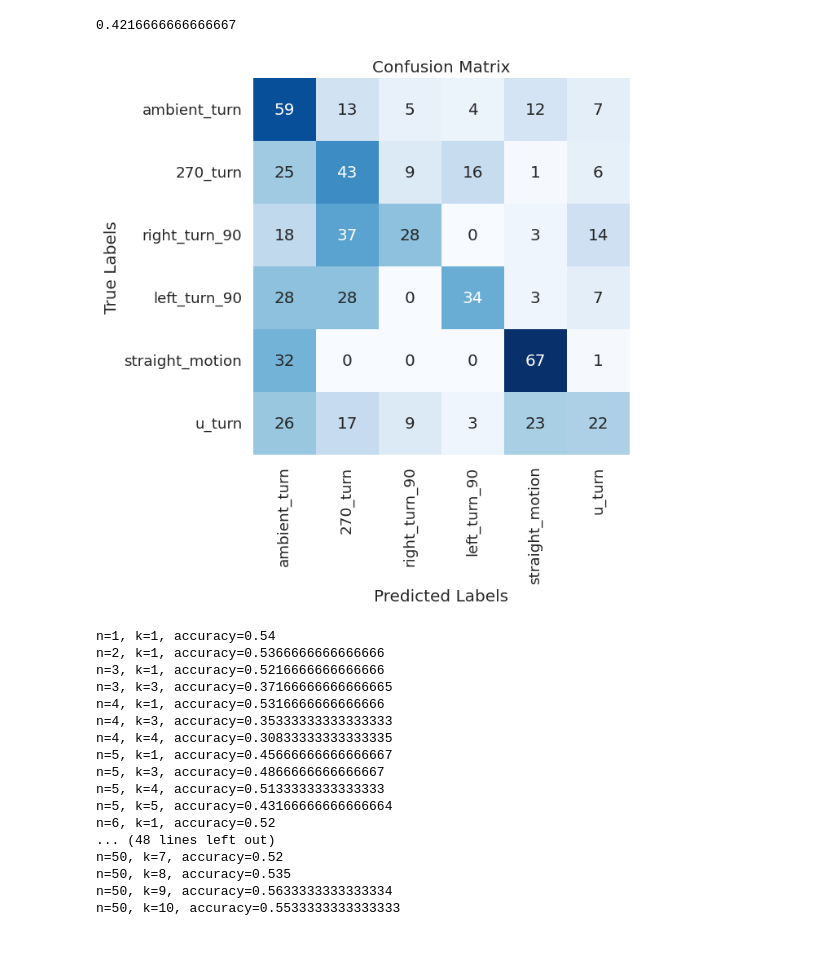
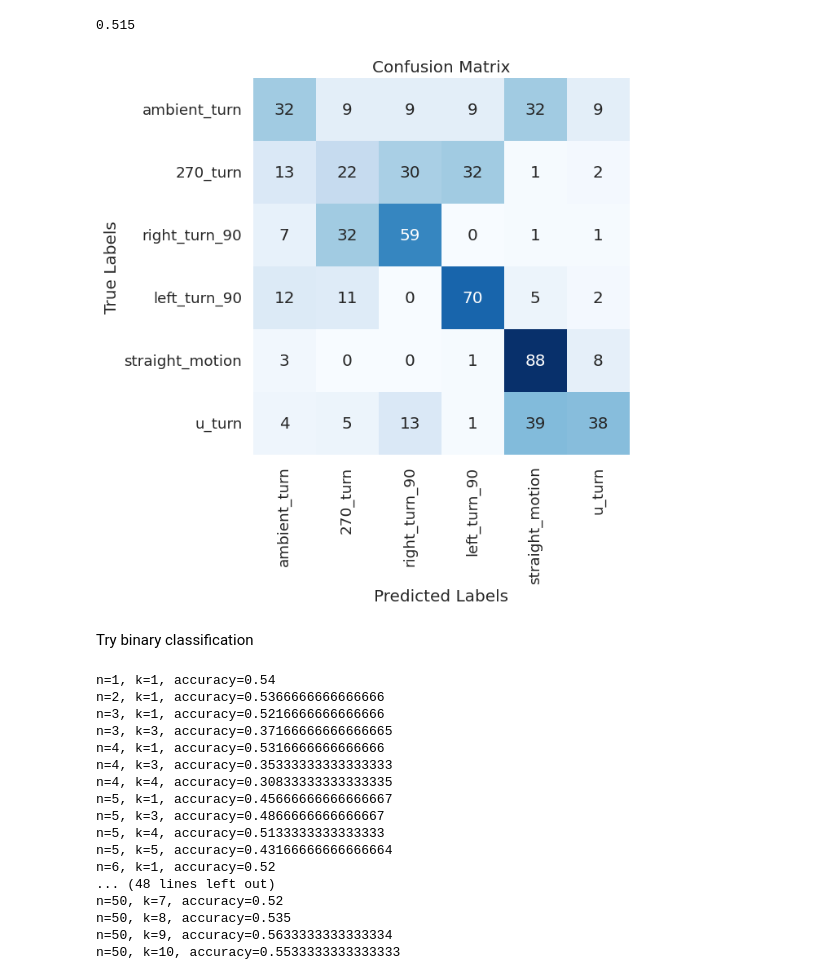
Before and after one commit to tyler-matt3r/imu-classification, a Jupyter notebook: from_standardized.ipynb, the cells around one changed output. Cells and saved outputs as stored; diff of their text form; code cells hidden in the pictures; blank space fills up the shorter version.

```diff
--- a/from_standardized.ipynb
+++ b/from_standardized.ipynb
@@ -18,7 +21,8 @@ validation_directory = '/home/tyler/Documents/Matt3r/imu-classification/DATA/sta
 
 TRAIN_SAMPLES_PER_CLASS = 100
 VAL_SAMPLES_PER_CLASS = 100
-NUM_CLUSTERS = [4,2,1,1,1,2]
+NUM_CLUSTERS = [4,4,4,4,4,4]
+# NUM_CLUSTERS = [100,100,100,100,100,100]
 
 def shuffle_data_set(X, Y=None, size=None):
     indices = list(range(len(X)))
@@ -30,7 +34,7 @@ def shuffle_data_set(X, Y=None, size=None):
     else: return shuffled_X
 
 def compute_clusters(X, num_clusters):
-    km = TimeSeriesKMeans(num_clusters, metric="softdtw")
+    km = TimeSeriesKMeans(num_clusters, metric="euclidean")
     km.fit(X)
     return km.cluster_centers_
 
@@ -48,10 +52,11 @@ def get_data(folder_path, n_samples, n_clusters=None, train=False):
                 if file_name.endswith(".npy"):
                     file_path = os.path.join(folder_path, folder, file_name)
                     data = np.load(file_path, allow_pickle=True)
-                    folder_list.append(data[:,:].T)
+                    folder_list.append(data[[0,2],:].T)
             if train:
                 train_set = to_time_series_dataset(shuffle_data_set(folder_list, size=n_samples))
                 clusters = compute_clusters(train_set, n_clusters[id])
+                clusters.shape
                 X.append(clusters)
                 Y += [id] * n_clusters[id]
             else:
@@ -70,6 +75,31 @@ def get_data(folder_path, n_samples, n_clusters=None, train=False):
 
 ts_X_train, ts_Y_train, class_labels = get_data(validation_directory, TRAIN_SAMPLES_PER_CLASS, NUM_CLUSTERS, train=True)
 ts_X_val, ts_Y_val, _ = get_data(training_directory, VAL_SAMPLES_PER_CLASS)
+# %%
+knn_clf = KNeighborsTimeSeriesClassifier(n_neighbors=1, metric="euclidean")
+knn_clf.fit(ts_X_train, ts_Y_train)
+predicted_labels = knn_clf.predict(ts_X_val)
+
+# plot the confusion matrix
+cm = confusion_matrix(ts_Y_val, predicted_labels)
+
+def plot_confusion_matrix(cm, labels):
+    plt.figure(figsize=(8, 6))
+    sns.set(font_scale=1.2)
+    sns.heatmap(cm, annot=True, fmt='d', cmap='Blues', cbar=False, square=True,
+                xticklabels=labels, yticklabels=labels)
+    plt.xlabel('Predicted Labels')
+    plt.ylabel('True Labels')
+    plt.title('Confusion Matrix')
+    plt.show()
+
+print(accuracy_score(ts_Y_val, predicted_labels))
+plot_confusion_matrix(cm, class_labels)
+# %% [output]
+0.515
+[figure, added]
+# %% [markdown]
+Try binary classification
 # %%
 knn_clf = KNeighborsTimeSeriesClassifier(n_neighbors=1, metric="dtw")
 knn_clf.fit(ts_X_train, ts_Y_train)
@@ -90,9 +120,6 @@ def plot_confusion_matrix(cm, labels):
 
 print(accuracy_score(ts_Y_val, predicted_labels))
 plot_confusion_matrix(cm, class_labels)
-# %% [output]
-0.4216666666666667
-[figure, removed]
 # %%
 def predict_accuracy(n_clusters, k):
     training_directory = '/home/tyler/Documents/Matt3r/imu-classification/DATA/standardized/stage5_standartized/train'
```
Also changed, not shown: parts of 20 cells of this notebook, 2 other files.
